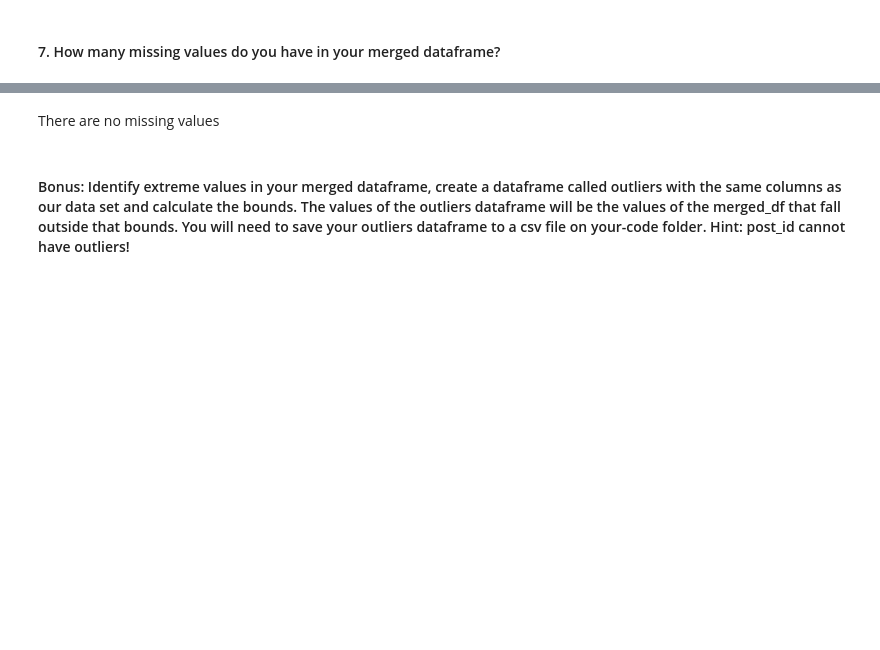
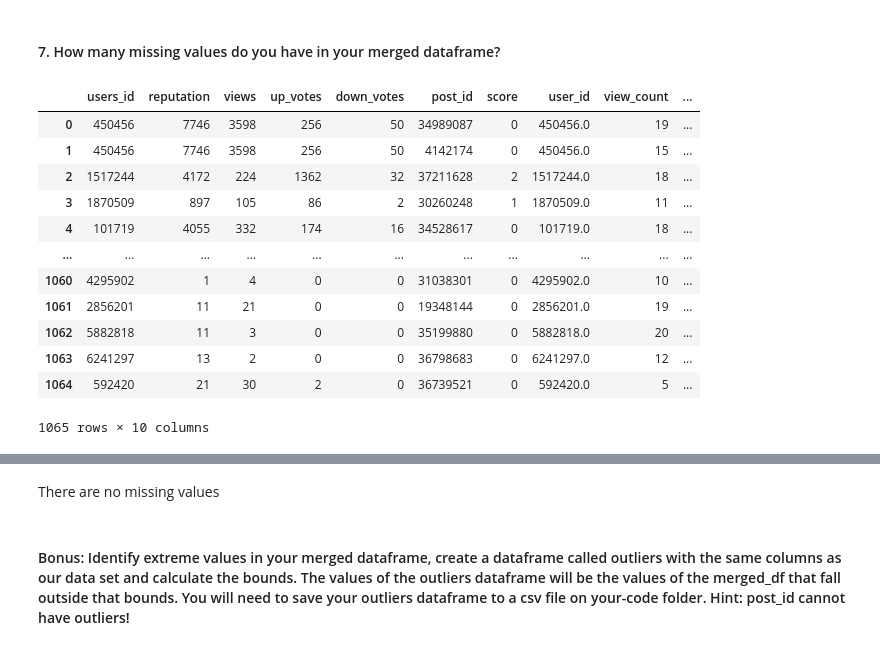
Before and after one commit to ironhack-bcn-data-pt/13-lab-pandas-data-cleaning, a Jupyter notebook: your-code/lab-pandas-data-cleaning - Lab 13 .ipynb, the cells around one changed output, grey strips where cells are left out. Saved outputs shown, nothing was run; the diff lists cells and outputs as text; code cells hidden in the pictures; blank space fills up the shorter version.

```diff
--- a/your-code/lab-pandas-data-cleaning - Lab 13 .ipynb
+++ b/your-code/lab-pandas-data-cleaning - Lab 13 .ipynb
@@ -27,7 +27,7 @@ posts.head()
 # %% [markdown]
 #### 3. Rename id column to user_id
 # %%
-users.rename(columns={'id':'users_id'})
+users.rename(columns={'id':'users_id'}, inplace = True)
 users.head()
 # %% [output]
 |  | Unnamed: 0 | users_id | display_name | about_me | age | creation_date | last_access_date | location | ... |
@@ -76,6 +76,6 @@ posts_new.head()
 #### 6. Merge both dataframes, users and posts.
 You will need to make a [merge](https://pandas.pydata.org/pandas-docs/stable/generated/pandas.DataFrame.merge.html) of posts and users dataframes.
 # %%
-merged = users_new.merge(posts_new)
+merged = users_new.merge(posts_new, left_on='users_id', right_on='user_id')
 merged.head()
 # %% [output]
@@ -83,2 +88,18 @@ MergeError: No common columns to perform merge on. Merge options: left_on=None,
 # %% [markdown]
 #### 7. How many missing values do you have in your merged dataframe?
+# %%
+merged
+# %% [output]
+|  | users_id | reputation | views | up_votes | down_votes | post_id | score | user_id | view_count | ... |
+| 0 | 450456 | 7746 | 3598 | 256 | 50 | 34989087 | 0 | 450456.0 | 19 | ... |
+| 1 | 450456 | 7746 | 3598 | 256 | 50 | 4142174 | 0 | 450456.0 | 15 | ... |
+| 2 | 1517244 | 4172 | 224 | 1362 | 32 | 37211628 | 2 | 1517244.0 | 18 | ... |
+| 3 | 1870509 | 897 | 105 | 86 | 2 | 30260248 | 1 | 1870509.0 | 11 | ... |
+| 4 | 101719 | 4055 | 332 | 174 | 16 | 34528617 | 0 | 101719.0 | 18 | ... |
+| ... | ... | ... | ... | ... | ... | ... | ... | ... | ... | ... |
+| 1060 | 4295902 | 1 | 4 | 0 | 0 | 31038301 | 0 | 4295902.0 | 10 | ... |
+| 1061 | 2856201 | 11 | 21 | 0 | 0 | 19348144 | 0 | 2856201.0 | 19 | ... |
+| 1062 | 5882818 | 11 | 3 | 0 | 0 | 35199880 | 0 | 5882818.0 | 20 | ... |
+| 1063 | 6241297 | 13 | 2 | 0 | 0 | 36798683 | 0 | 6241297.0 | 12 | ... |
+| 1064 | 592420 | 21 | 30 | 2 | 0 | 36739521 | 0 | 592420.0 | 5 | ... |
+1065 rows × 10 columns
```
Also changed, not shown: parts of 2 cells of this notebook.
